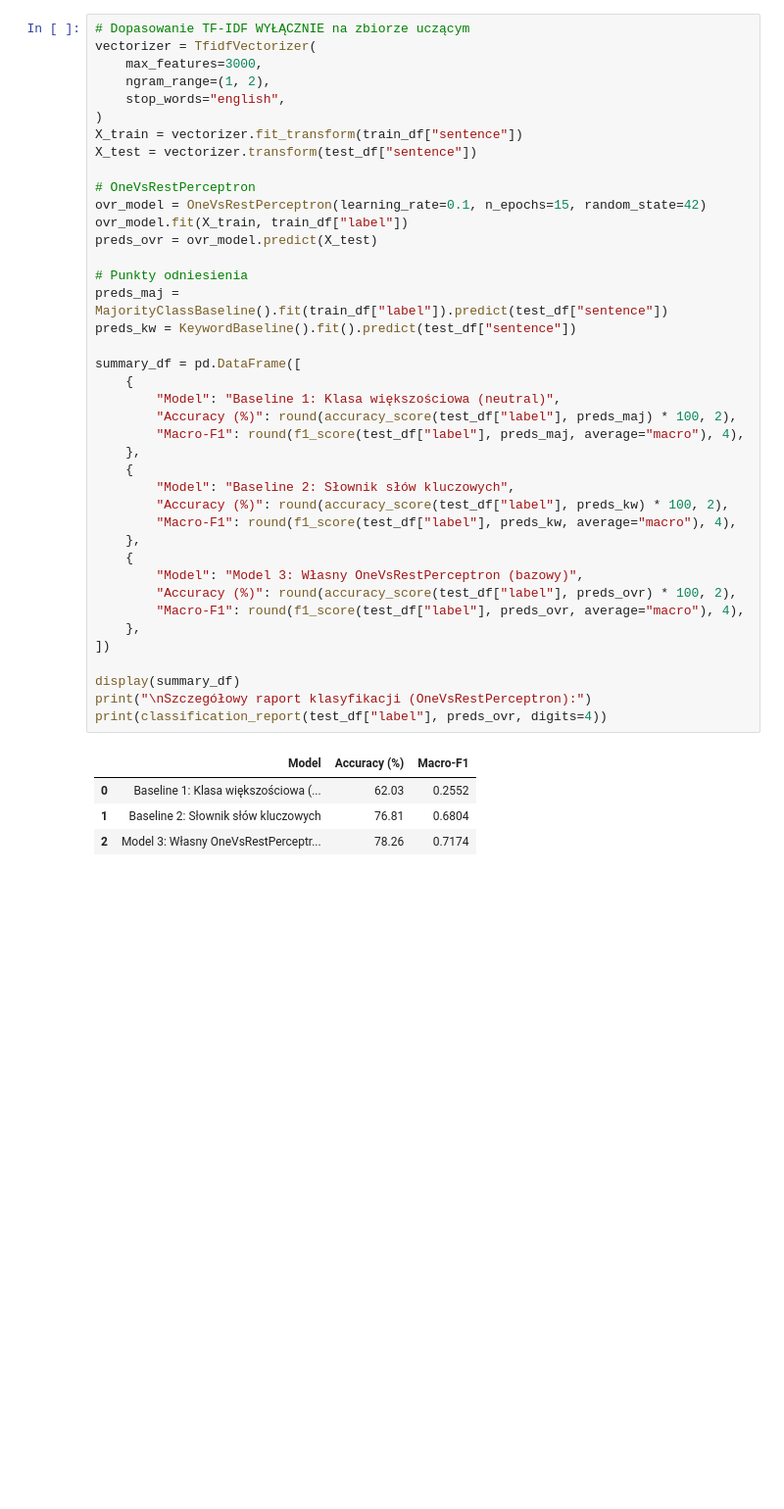
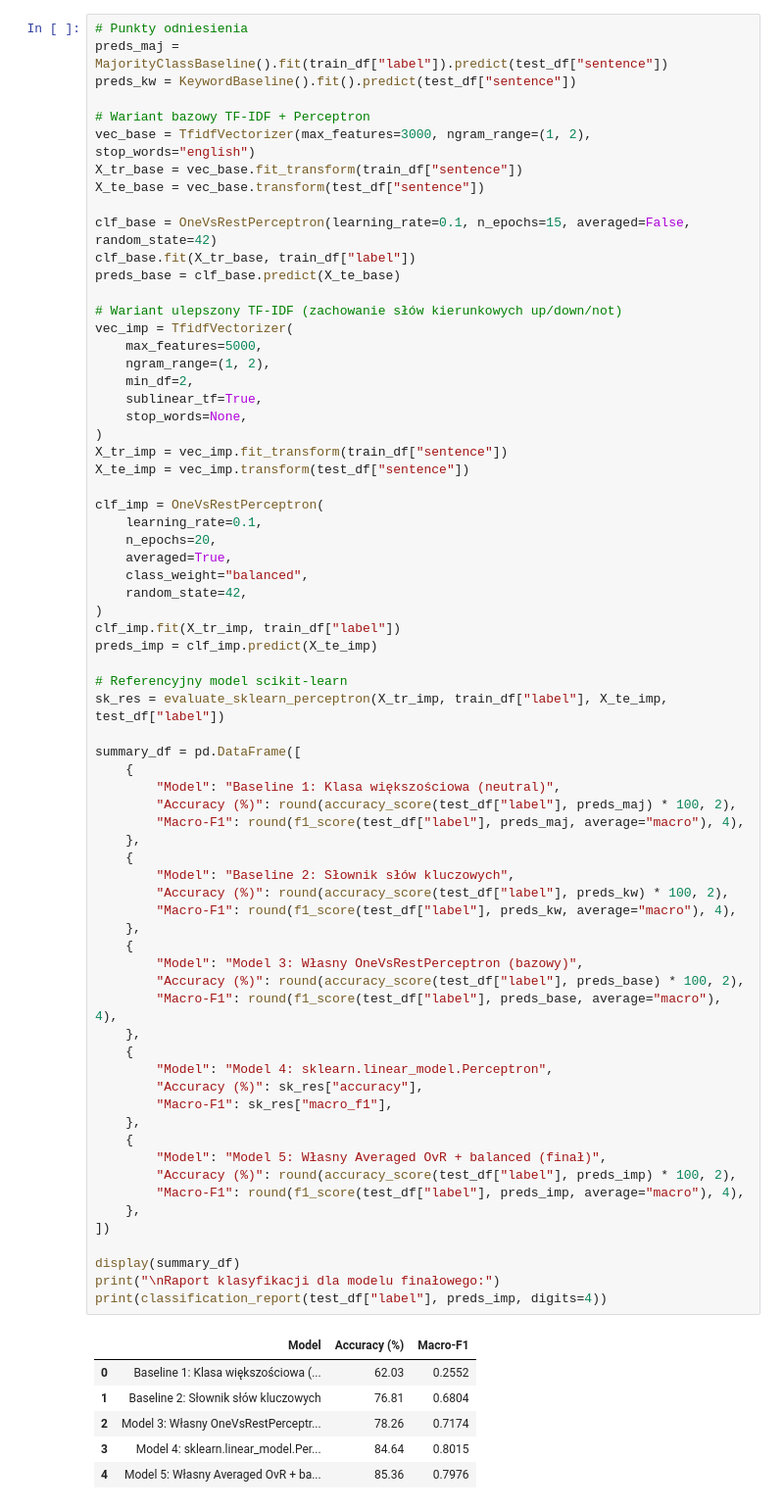
Before and after one commit to yehret/si-l2-z3-sentiment-classifier, a Jupyter notebook: notebooks/03_model_perceptron.ipynb, the cells around one changed output. Shown at 98% size. Saved outputs shown, nothing was run; the diff lists cells and outputs as text; blank space fills up the shorter version.

```diff
--- a/notebooks/03_model_perceptron.ipynb
+++ b/notebooks/03_model_perceptron.ipynb
@@ -31,45 +32,76 @@ Zbiór testowy: 690 zdań
 # %%
-# Dopasowanie TF-IDF WYŁĄCZNIE na zbiorze uczącym
-vectorizer = TfidfVectorizer(
-    max_features=3000,
-    ngram_range=(1, 2),
-    stop_words="english",
-)
-X_train = vectorizer.fit_transform(train_df["sentence"])
-X_test = vectorizer.transform(test_df["sentence"])
-
-# OneVsRestPerceptron
-ovr_model = OneVsRestPerceptron(learning_rate=0.1, n_epochs=15, random_state=42)
-ovr_model.fit(X_train, train_df["label"])
-preds_ovr = ovr_model.predict(X_test)
-
 # Punkty odniesienia
 preds_maj = MajorityClassBaseline().fit(train_df["label"]).predict(test_df["sentence"])
 preds_kw = KeywordBaseline().fit().predict(test_df["sentence"])
+
+# Wariant bazowy TF-IDF + Perceptron
+vec_base = TfidfVectorizer(max_features=3000, ngram_range=(1, 2), stop_words="english")
+X_tr_base = vec_base.fit_transform(train_df["sentence"])
+X_te_base = vec_base.transform(test_df["sentence"])
+
+clf_base = OneVsRestPerceptron(learning_rate=0.1, n_epochs=15, averaged=False, random_state=42)
+clf_base.fit(X_tr_base, train_df["label"])
+preds_base = clf_base.predict(X_te_base)
+
+# Wariant ulepszony TF-IDF (zachowanie słów kierunkowych up/down/not)
+vec_imp = TfidfVectorizer(
+    max_features=5000,
+    ngram_range=(1, 2),
+    min_df=2,
+    sublinear_tf=True,
+    stop_words=None,
+)
+X_tr_imp = vec_imp.fit_transform(train_df["sentence"])
+X_te_imp = vec_imp.transform(test_df["sentence"])
+
+clf_imp = OneVsRestPerceptron(
+    learning_rate=0.1,
+    n_epochs=20,
+    averaged=True,
+    class_weight="balanced",
+    random_state=42,
+)
+clf_imp.fit(X_tr_imp, train_df["label"])
+preds_imp = clf_imp.predict(X_te_imp)
+
+# Referencyjny model scikit-learn
+sk_res = evaluate_sklearn_perceptron(X_tr_imp, train_df["label"], X_te_imp, test_df["label"])
 
 summary_df = pd.DataFrame([
     {
         "Model": "Baseline 1: Klasa większościowa (neutral)",
         "Accuracy (%)": round(accuracy_score(test_df["label"], preds_maj) * 100, 2),
         "Macro-F1": round(f1_score(test_df["label"], preds_maj, average="macro"), 4),
     },
     {
         "Model": "Baseline 2: Słownik słów kluczowych",
         "Accuracy (%)": round(accuracy_score(test_df["label"], preds_kw) * 100, 2),
         "Macro-F1": round(f1_score(test_df["label"], preds_kw, average="macro"), 4),
     },
     {
         "Model": "Model 3: Własny OneVsRestPerceptron (bazowy)",
-        "Accuracy (%)": round(accuracy_score(test_df["label"], preds_ovr) * 100, 2),
-        "Macro-F1": round(f1_score(test_df["label"], preds_ovr, average="macro"), 4),
+        "Accuracy (%)": round(accuracy_score(test_df["label"], preds_base) * 100, 2),
+        "Macro-F1": round(f1_score(test_df["label"], preds_base, average="macro"), 4),
+    },
+    {
+        "Model": "Model 4: sklearn.linear_model.Perceptron",
+        "Accuracy (%)": sk_res["accuracy"],
+        "Macro-F1": sk_res["macro_f1"],
+    },
+    {
+        "Model": "Model 5: Własny Averaged OvR + balanced (finał)",
+        "Accuracy (%)": round(accuracy_score(test_df["label"], preds_imp) * 100, 2),
+        "Macro-F1": round(f1_score(test_df["label"], preds_imp, average="macro"), 4),
     },
 ])
 
 display(summary_df)
-print("\nSzczegółowy raport klasyfikacji (OneVsRestPerceptron):")
-print(classification_report(test_df["label"], preds_ovr, digits=4))
+print("\nRaport klasyfikacji dla modelu finałowego:")
+print(classification_report(test_df["label"], preds_imp, digits=4))
 # %% [output]
 |  | Model | Accuracy (%) | Macro-F1 |
 | 0 | Baseline 1: Klasa większościowa (... | 62.03 | 0.2552 |
 | 1 | Baseline 2: Słownik słów kluczowych | 76.81 | 0.6804 |
 | 2 | Model 3: Własny OneVsRestPerceptr... | 78.26 | 0.7174 |
+| 3 | Model 4: sklearn.linear_model.Per... | 84.64 | 0.8015 |
+| 4 | Model 5: Własny Averaged OvR + ba... | 85.36 | 0.7976 |
```
Also changed, not shown: parts of 6 cells of this notebook, 3 other files.
